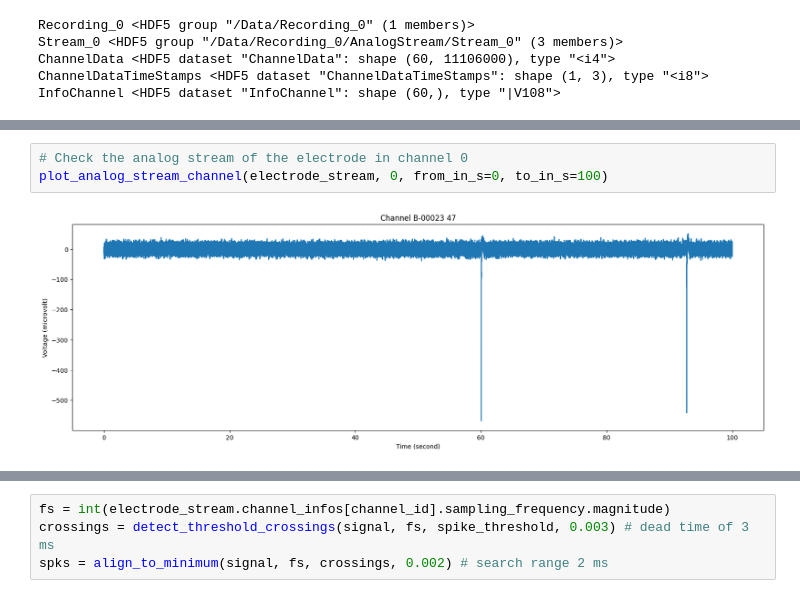
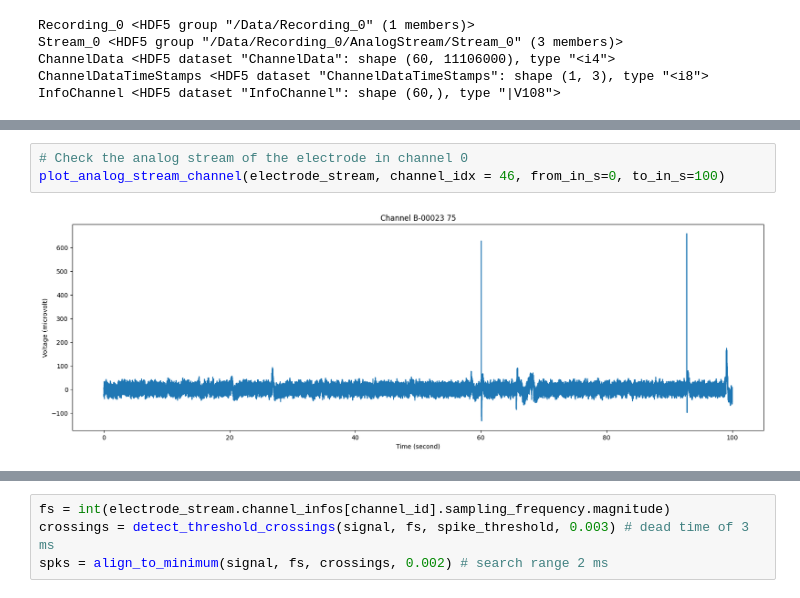
Before and after one commit to inesstsarah/scilifelab_mcs_organoid_analysis, a Jupyter notebook: signal_visualization.ipynb, the cells around one changed output, grey strips where cells are left out. Saved outputs shown, nothing was run; the diff lists cells and outputs as text.

```diff
--- a/signal_visualization.ipynb
+++ b/signal_visualization.ipynb
@@ -270,5 +293,5 @@ InfoChannel <HDF5 dataset "InfoChannel": shape (60,), type "|V108">
 # %%
 # Check the analog stream of the electrode in channel 0
-plot_analog_stream_channel(electrode_stream, 0, from_in_s=0, to_in_s=100)
+plot_analog_stream_channel(electrode_stream, channel_idx = 46, from_in_s=0, to_in_s=100)
 # %% [output]
-[figure, old version]
+[figure, new version]
```
Also changed, not shown: parts of 20 cells of this notebook.
